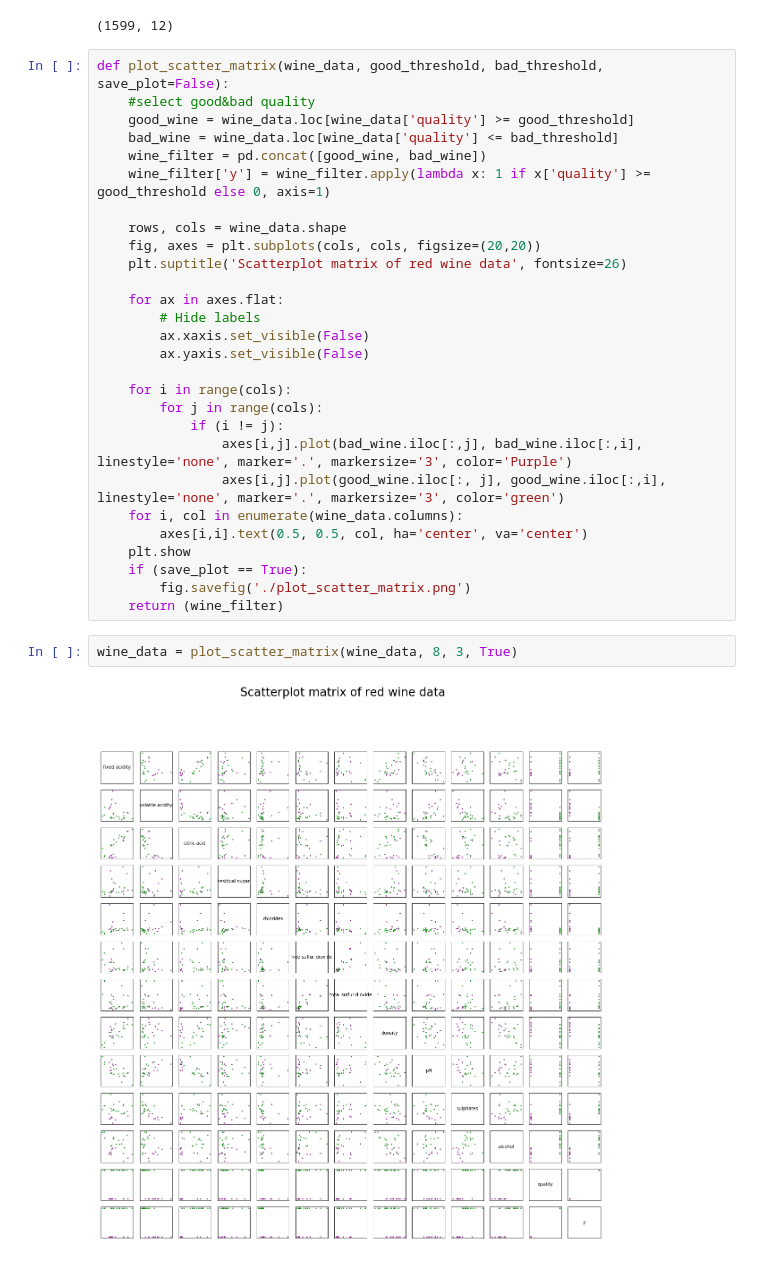
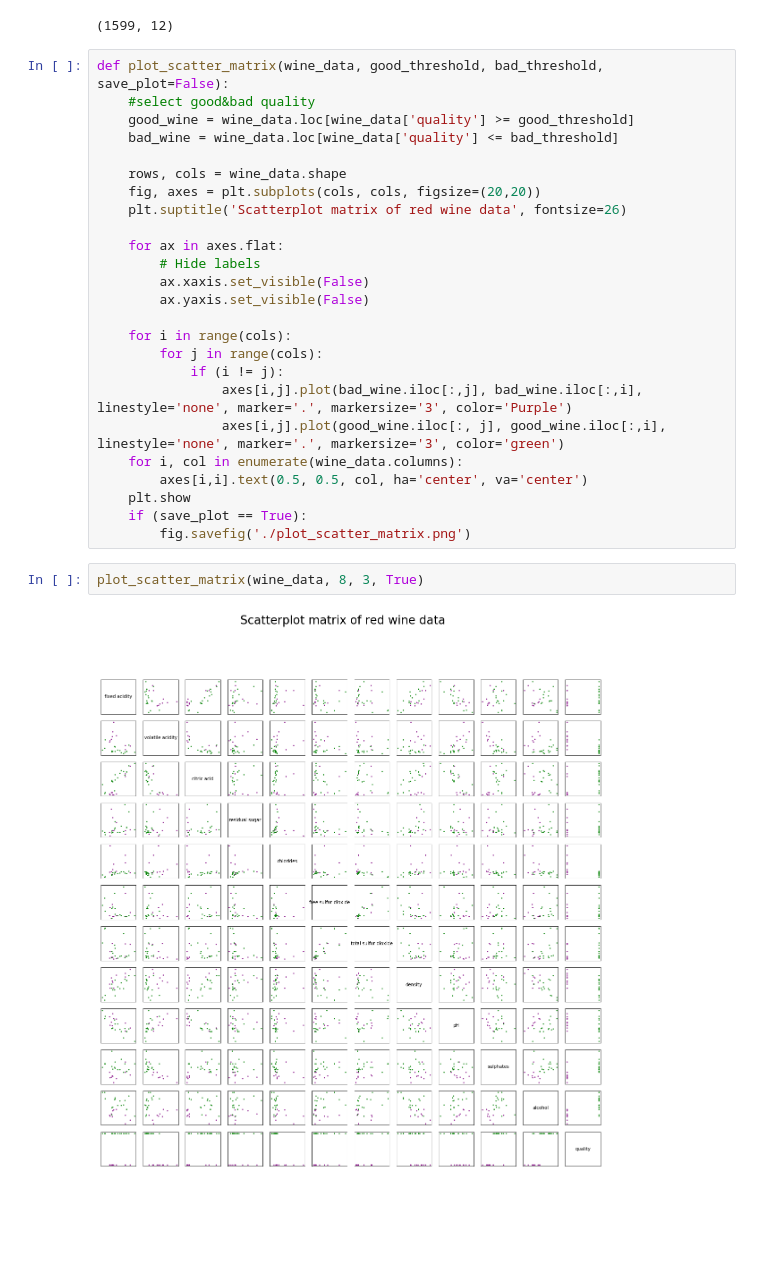
Before and after one commit to Minumu/ft_sommelier, a Jupyter notebook: ft_sommelier.ipynb, the cells around one changed output. Saved outputs shown, nothing was run; the diff lists cells and outputs as text; blank space fills up the shorter version.

```diff
--- a/ft_sommelier.ipynb
+++ b/ft_sommelier.ipynb
@@ -16,8 +16,6 @@ def plot_scatter_matrix(wine_data, good_threshold, bad_threshold, save_plot=Fals
     #select good&bad quality
     good_wine = wine_data.loc[wine_data['quality'] >= good_threshold]
     bad_wine = wine_data.loc[wine_data['quality'] <= bad_threshold]
-    wine_filter = pd.concat([good_wine, bad_wine])
-    wine_filter['y'] = wine_filter.apply(lambda x: 1 if x['quality'] >= good_threshold else 0, axis=1)
 
     rows, cols = wine_data.shape
     fig, axes = plt.subplots(cols, cols, figsize=(20,20))
@@ -38,11 +36,10 @@ def plot_scatter_matrix(wine_data, good_threshold, bad_threshold, save_plot=Fals
     plt.show
     if (save_plot == True):
         fig.savefig('./plot_scatter_matrix.png')
-    return (wine_filter)
 # %%
-wine_data = plot_scatter_matrix(wine_data, 8, 3, True)
+plot_scatter_matrix(wine_data, 8, 3, True)
 # %% [output]
-[figure, old version]
+[figure, new version]
 # %% [markdown]
 ### b) ...
 
```
Also changed, not shown: parts of 6 cells of this notebook.
